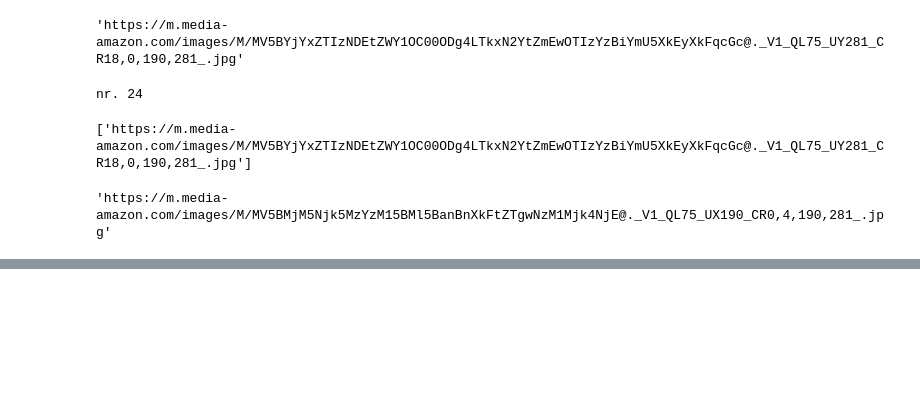
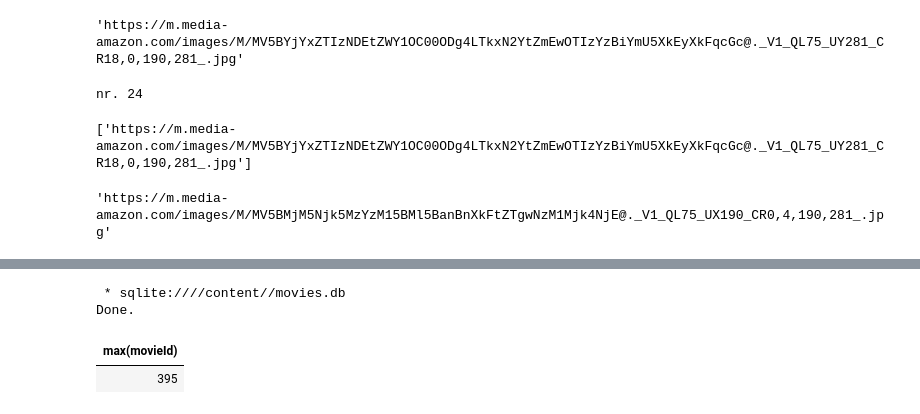
Before and after one commit to aleks-haksly/Simulative, a Jupyter notebook: ML/recomendation.ipynb, the cells around one changed output, grey strips where cells are left out. Drawn from its saved outputs; the diff is of its cells as text; code cells hidden in the pictures; blank space fills up the shorter version.

```diff
--- a/ML/recomendation.ipynb
+++ b/ML/recomendation.ipynb
@@ -1138,5 +1143,9 @@ The sql extension is already loaded. To reload it, use:
 # %%
 %sql sqlite:////content//movies.db
 # %%
-%%sql
-SELECT max(movieId) FROM movie_covers
+last = %sql SELECT max(movieId) FROM movie_covers
+# %% [output]
+ * sqlite:////content//movies.db
+Done.
+| max(movieId) |
+| 395 |
```
Also changed, not shown: parts of 7 cells of this notebook.
